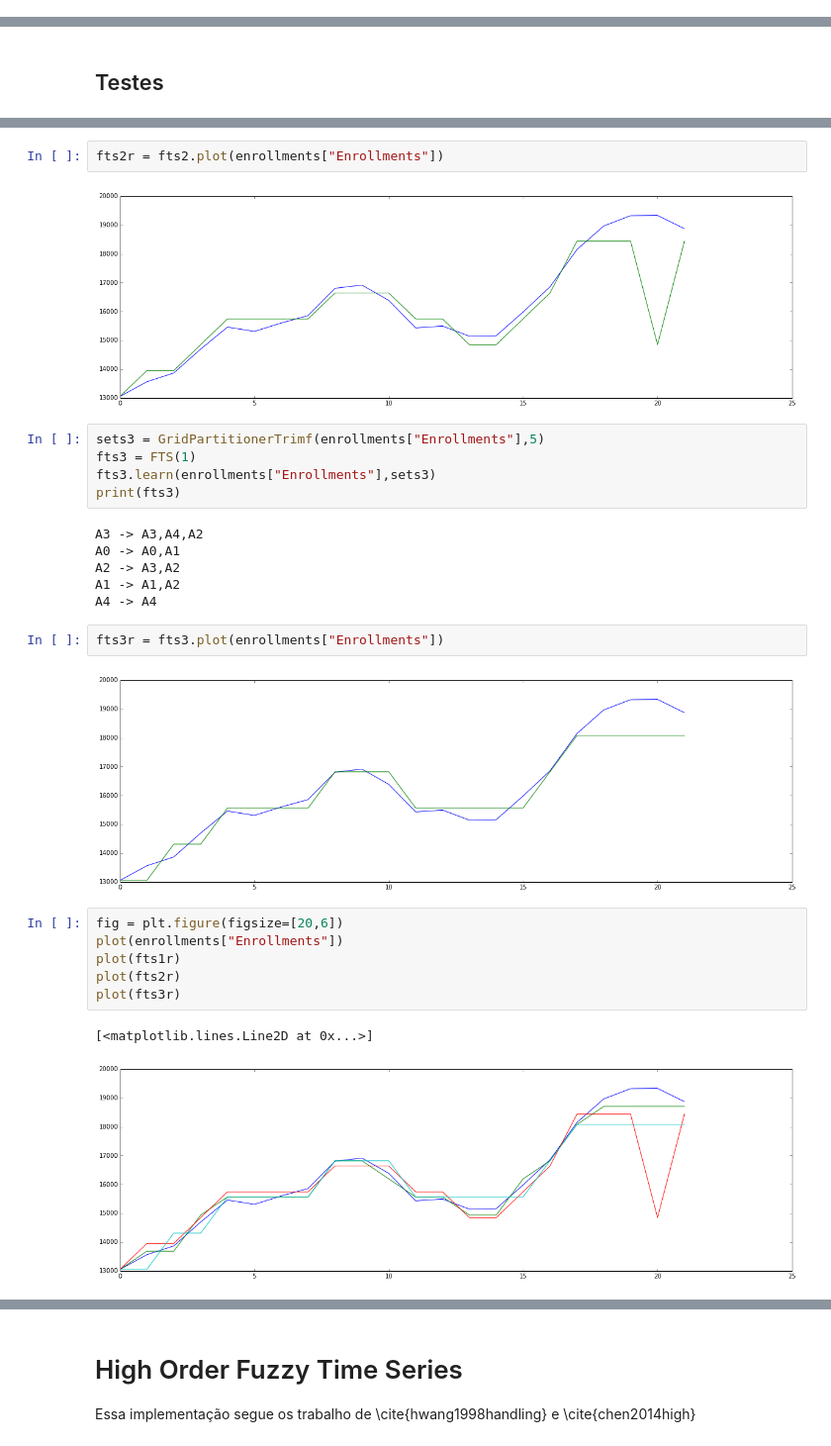
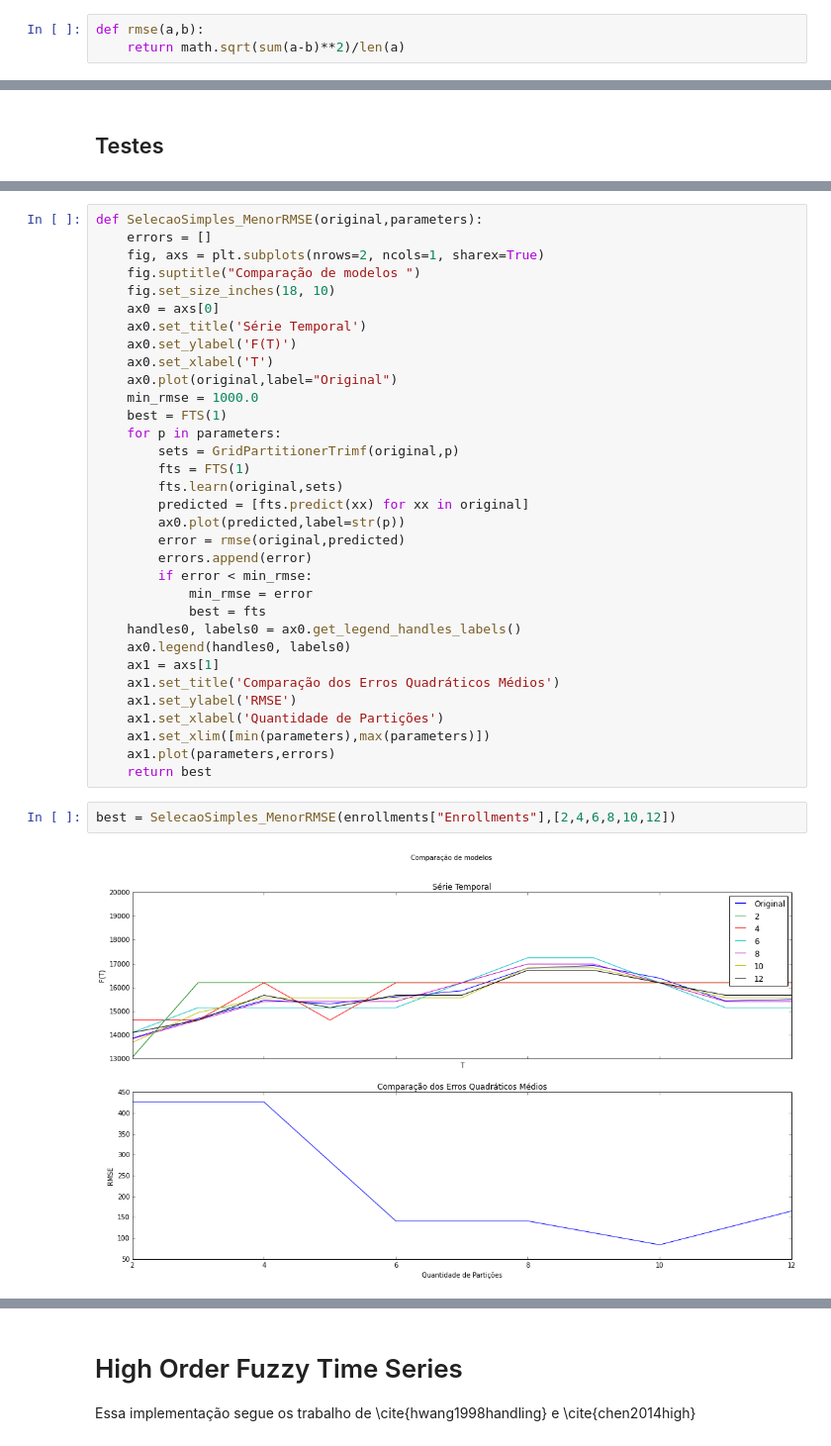
Before and after one commit to petroniocandido/FuzzyTimeSeries, a Jupyter notebook: FTS.ipynb, the cells around one changed output, grey strips where cells are left out. Shown: that part at 99% size. Drawn from its saved outputs; the diff is of its cells as text.

```diff
--- a/FTS.ipynb
+++ b/FTS.ipynb
@@ -144,3 +146,6 @@ A9: <function trimf at 0x...>([18080.600000000006, 18708.800000000007, 19337.000
+# %%
+def rmse(a,b):
+    return math.sqrt(sum(a-b)**2)/len(a)
 # %% [markdown]
 # First Order Fuzzy Time Series
 
@@ -277,28 +256,37 @@ A2 -> A3,A6,A2
-# %%
-fts2r = fts2.plot(enrollments["Enrollments"])
-# %% [output]
-[figure, removed]
-# %%
-sets3 = GridPartitionerTrimf(enrollments["Enrollments"],5)
-fts3 = FTS(1)
-fts3.learn(enrollments["Enrollments"],sets3)
-print(fts3)
-# %% [output]
-A3 -> A3,A4,A2
-A0 -> A0,A1
-A2 -> A3,A2
-A1 -> A1,A2
-A4 -> A4
-# %%
-fts3r = fts3.plot(enrollments["Enrollments"])
-# %% [output]
-[figure, removed]
-# %%
-fig = plt.figure(figsize=[20,6])
-plot(enrollments["Enrollments"])
-plot(fts1r)
-plot(fts2r)
-plot(fts3r)
-# %% [output]
-[<matplotlib.lines.Line2D at 0x...>]
-[figure, removed]
+# %%
+def SelecaoSimples_MenorRMSE(original,parameters):
+	errors = []
+	fig, axs = plt.subplots(nrows=2, ncols=1, sharex=True)
+	fig.suptitle("Comparação de modelos ")
+	fig.set_size_inches(18, 10)
+	ax0 = axs[0]
+	ax0.set_title('Série Temporal')
+	ax0.set_ylabel('F(T)')
+	ax0.set_xlabel('T')
+	ax0.plot(original,label="Original")
+	min_rmse = 1000.0
+	best = FTS(1)
+	for p in parameters:
+		sets = GridPartitionerTrimf(original,p)
+		fts = FTS(1)
+		fts.learn(original,sets)
+		predicted = [fts.predict(xx) for xx in original]
+		ax0.plot(predicted,label=str(p))
+		error = rmse(original,predicted)
+		errors.append(error)
+		if error < min_rmse:
+			min_rmse = error
+			best = fts
+	handles0, labels0 = ax0.get_legend_handles_labels()
+	ax0.legend(handles0, labels0)
+	ax1 = axs[1]
+	ax1.set_title('Comparação dos Erros Quadráticos Médios')
+	ax1.set_ylabel('RMSE')
+	ax1.set_xlabel('Quantidade de Partições')
+	ax1.set_xlim([min(parameters),max(parameters)])
+	ax1.plot(parameters,errors)
+	return best
+# %%
+best = SelecaoSimples_MenorRMSE(enrollments["Enrollments"],[2,4,6,8,10,12])
+# %% [output]
+[figure, added]
```
Also changed, not shown: parts of 8 cells of this notebook, 2 other files.
